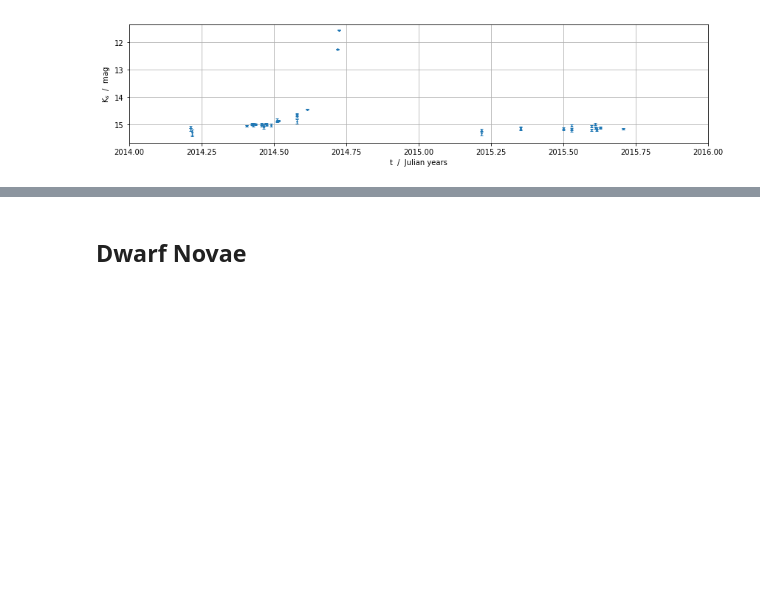
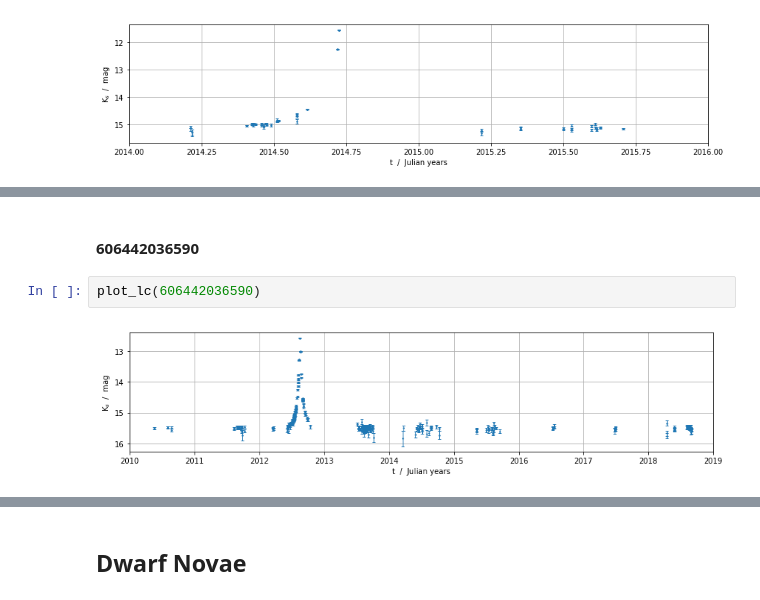
Before and after one commit to lsmithast/virac2_validation, a Jupyter notebook: variable_oddities.ipynb, the cells around one changed output, grey strips where cells are left out. Drawn from its saved outputs; the diff is of its cells as text; blank space fills up the shorter version.

```diff
--- a/variable_oddities.ipynb
+++ b/variable_oddities.ipynb
@@ -67,0 +86,6 @@ plot_lc(615660093663, (2014,2016))
+# %% [markdown]
+#### 606442036590
+# %%
+plot_lc(606442036590)
+# %% [output]
+[figure, added]
```
Also changed, not shown: parts of 12 cells of this notebook.
